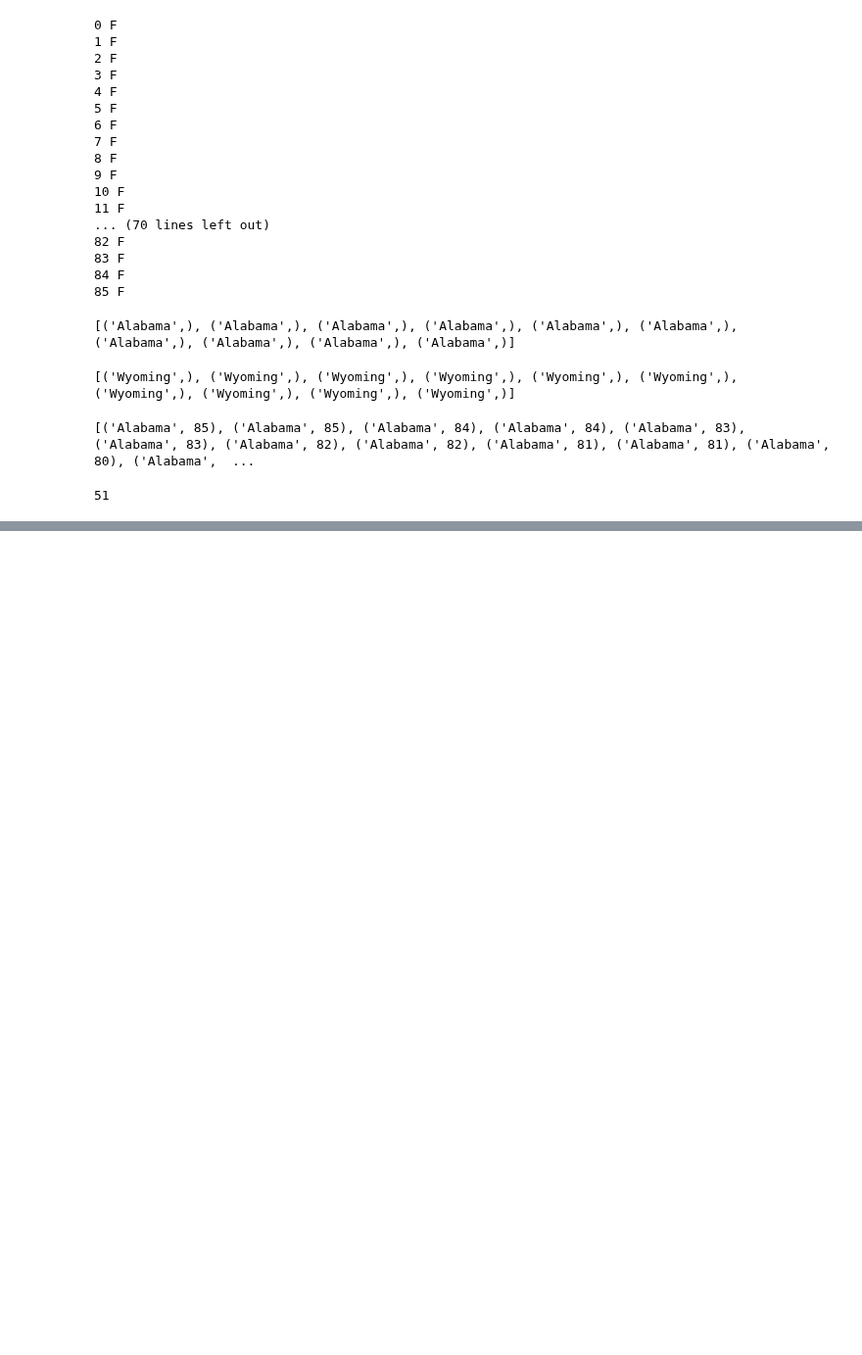
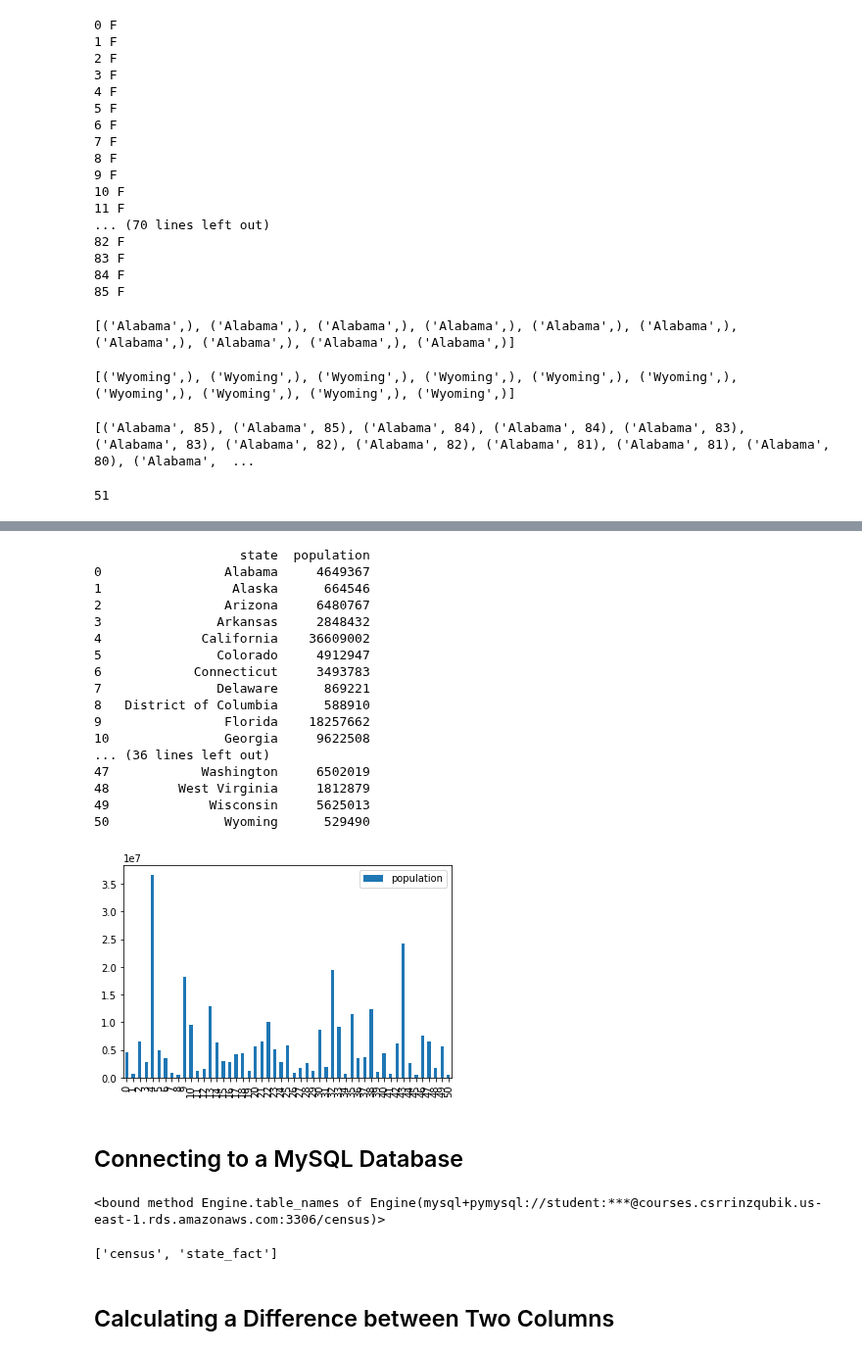
Before and after one commit to cyrsis/TensorflowPY36CPU, a Jupyter notebook: _1_PythonBasic/Database/DataBase.ipynb, the cells around one changed output, grey strips where cells are left out. Shown at 98% size. Drawn from its saved outputs; the diff is of its cells as text; code cells hidden in the pictures; blank space fills up the shorter version.

Commit message:
having fun with Database

```diff
--- a/_1_PythonBasic/Database/DataBase.ipynb
+++ b/_1_PythonBasic/Database/DataBase.ipynb
@@ -241,0 +267,20 @@ print(distinct_state_count)
+# %%
+# Determining the Population Sum by State
+
+# Build an expression to calculate the sum of pop2008 labeled as population
+pop2008_sum = func.sum(census.columns.pop2008).label('population')
+
+# Build a query to select the state and sum of pop2008: stmt
+stmt = select([census.columns.state, pop2008_sum])
+
+# Group stmt by state
+stmt = stmt.group_by(census.columns.state)
+
+# Execute the statement and store all the records: results
+results = connection.execute(stmt).fetchall()
+
+# Print results
+print(results)
+
+# Print the keys/column names of the results returned
+print(results[0].keys())
@@ -241,0 +320,51 @@ print(distinct_state_count)
+# %%
+# From SQLAlchemy results to a Graph
+# Import Pyplot as plt from matplotlib
+
+
+df = pd.DataFrame(results)
+
+# Set Column names
+df.columns = results[0].keys()
+
+# Print the DataFrame
+print(df)
+
+# Plot the DataFrame
+df.plot.bar()
+plt.show()
+# %% [output]
+                   state  population
+0                Alabama     4649367
+1                 Alaska      664546
+2                Arizona     6480767
+3               Arkansas     2848432
+4             California    36609002
+5               Colorado     4912947
+6            Connecticut     3493783
+7               Delaware      869221
+8   District of Columbia      588910
+9                Florida    18257662
+10               Georgia     9622508
+... (36 lines left out)
+47            Washington     6502019
+48         West Virginia     1812879
+49             Wisconsin     5625013
+50               Wyoming      529490
+[figure, added]
+# %% [markdown]
+## Connecting to a MySQL Database
+# %%
+# Create an engine to the census database
+engine = create_engine('mysql+pymysql://'+'student:datacamp'+'@courses.csrrinzqubik.us-east-1.rds.amazonaws.com:3306/'+'census')
+
+# Print the table names
+print(engine.table_names)
+# %% [output]
+<bound method Engine.table_names of Engine(mysql+pymysql://student:***@courses.csrrinzqubik.us-east-1.rds.amazonaws.com:3306/census)>
+# %%
+engine.table_names()
+# %% [output]
+['census', 'state_fact']
+# %% [markdown]
+## Calculating a Difference between Two Columns
```
Also changed, not shown: parts of 6 cells of this notebook.
